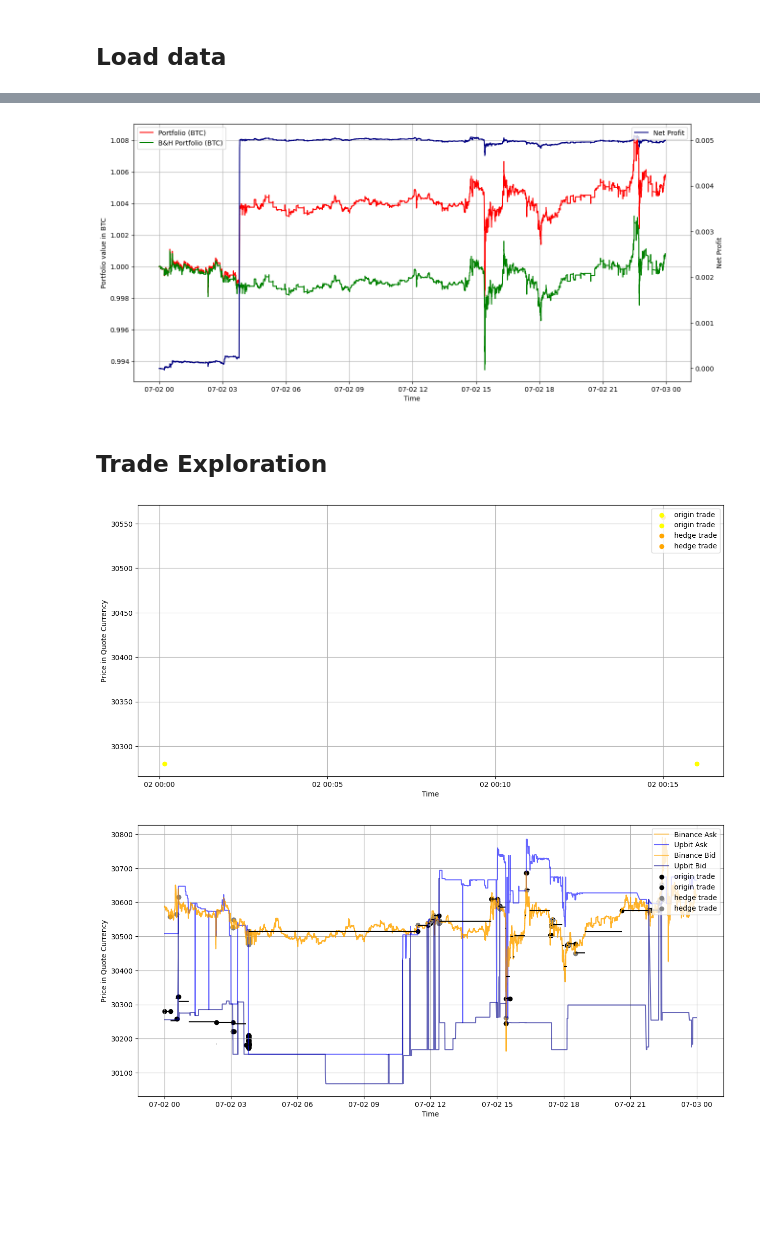
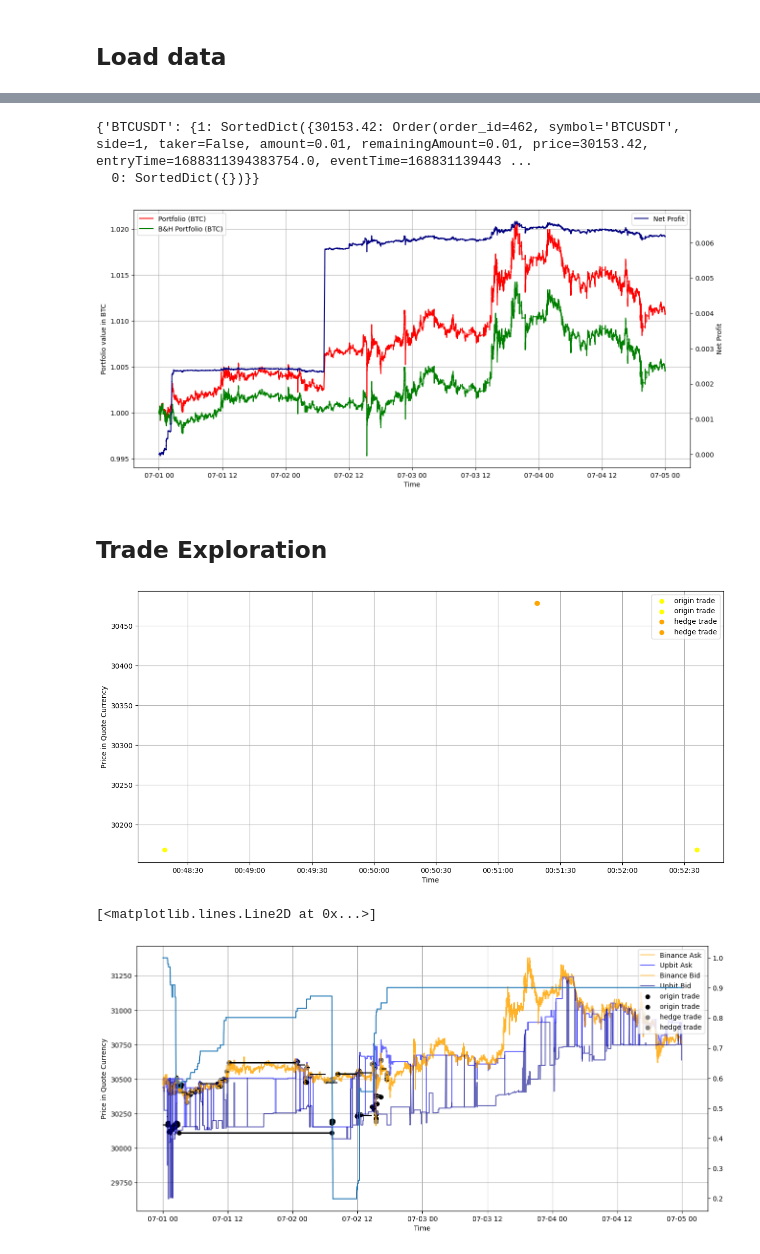
Before and after one commit to jaNGOB/pySimX, a Jupyter notebook: pySimX/examples/Cross Exchange Example.ipynb, the cells around one changed output, grey strips where cells are left out. Cells and saved outputs as stored; diff of their text form; code cells hidden in the pictures; blank space fills up the shorter version.

```diff
--- a/pySimX/examples/Cross Exchange Example.ipynb
+++ b/pySimX/examples/Cross Exchange Example.ipynb
@@ -19,8 +19,8 @@ from examples.cross_exchange_example import cross_exchange
 # %% [markdown]
 ## Load data
 # %%
-dates = [f'2023-07-0{i}' for i in range(2, 3)]
-dates = [f'2023-07-02']
+dates = [f'2023-07-0{i}' for i in range(1, 5)]
+# dates = [f'2023-07-02']
 # %%
 base = 'BTC'
 quote = 'USDT'
@@ -158,3 +165,8 @@ bal
+# %%
+origin.open_orders
+# %% [output]
+{'BTCUSDT': {1: SortedDict({30153.42: Order(order_id=462, symbol='BTCUSDT', side=1, taker=False, amount=0.01, remainingAmount=0.01, price=30153.42, entryTime=1688311394383754.0, eventTime=168831139443 ...
+  0: SortedDict({})}}
 # %%
 fig, ax = plt.subplots(figsize=(15,7), facecolor='white')
 
@@ -171,7 +183,7 @@ ax.legend(loc=2)
 ax2.legend(loc=1)
 ax.grid()
 # %% [output]
-[figure, old version]
+[figure, new version]
 # %% [markdown]
 ## Trade Exploration
 # %%
@@ -205,28 +217,32 @@ ax.set_ylabel('Price in Quote Currency')
 ax.legend(loc=1)
 ax.grid()
 # %% [output]
-[figure, old version]
+[figure, new version]
 # %%
 fig, ax = plt.subplots(figsize=(15,7), facecolor='white')
 
 ax.plot(binance_data['ask_price'], label='Binance Ask', color='orange', alpha=0.6)
 ax.plot(upbit_data['ask_price'], label='Upbit Ask', color='blue', alpha=0.6)
 ax.plot(binance_data['bid_price'], label='Binance Bid', color='orange', alpha=0.6)
 ax.plot(upbit_data['bid_price'], label='Upbit Bid', color='darkblue', alpha=0.6)
 
 ax.scatter(o_trades.entryTime, o_trades.price, color='black', label='origin trade')
 ax.scatter(o_trades.eventTime, o_trades.price, color='black', label='origin trade')
 ax.scatter(h_trades.entryTime, h_trades.price, color='grey', label='hedge trade')
 ax.scatter(h_trades.eventTime, h_trades.price, color='grey', label='hedge trade')
 
 ax.hlines(y=orders.price, xmin=orders.entryTime, xmax=orders.eventTime, colors='black', alpha=1, linestyles='solid')
 
 ax.set_xlabel('Time')
 ax.set_ylabel('Price in Quote Currency')
 ax.legend(loc=1)
 ax.grid()
+
+ax2 = ax.twinx()
+ax2.plot(bal['skew'])
 # %% [output]
+[<matplotlib.lines.Line2D at 0x...>]
-[figure, old version]
+[figure, new version]
 # %%
 trades = pd.concat([o_trades, h_trades])
 trades['volume'] = trades.price * trades.amount
```
Also changed, not shown: parts of 8 cells of this notebook, 1 other file.
